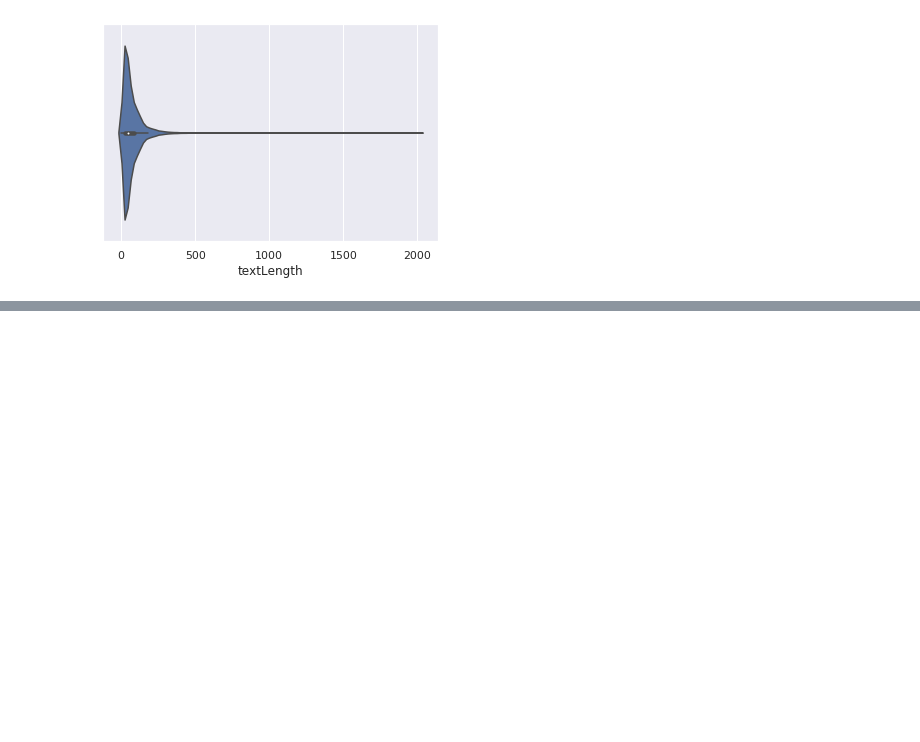
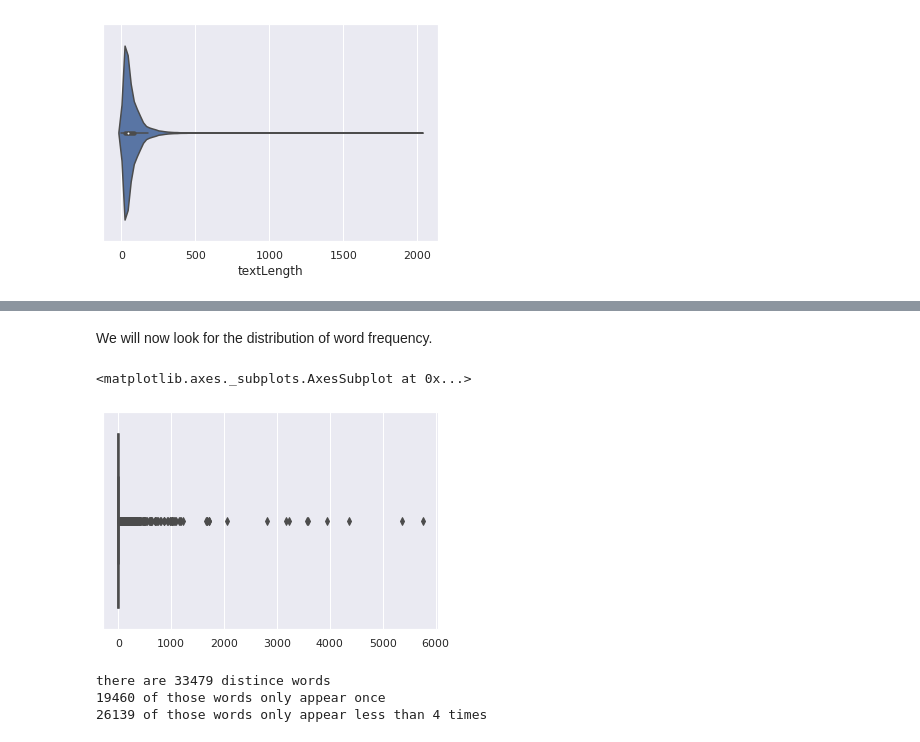
Before and after one commit to conorfrailey/MLpractice, a Jupyter notebook: Amazon Coding Challenge.ipynb, the cells around one changed output, grey strips where cells are left out. Saved outputs shown, nothing was run; the diff lists cells and outputs as text; code cells hidden in the pictures; blank space fills up the shorter version.

```diff
--- a/Amazon Coding Challenge.ipynb
+++ b/Amazon Coding Challenge.ipynb
@@ -411,11 +240,0 @@ for (s, w, l) in itertools.product(sizes, windows, learningRates):
-# %%
-learningRates = [.1,.01,.001]
-modelResults = {}
-
-Y = np.array([categorify(s_train.iloc[i]) for i in range(s_train.shape[0])])
-
-for (s, w, l) in itertools.product(sizes, windows, learningRates):
-    wv = word2vec[(s,w)].wv
-    X = np.array([centerOfWords(pT_train.iloc[i], set(wv.vocab.keys()), wv)
-                  for i in range(pT_train.shape[0])])
-    modelResults[(s,w,l)] = model(X, Y, learning_rate = l, num_iterations = 1000)
@@ -478,8 +240,0 @@ def LazyConfMat(Ylabels, Yhat):
-# %%
-# pT_train, pT_test, s_train, s_test
-
-for s,w,l in itertools.product(sizes,windows,learningRates):
-    wv, W, b = modelRuns[(s,w,l)]
-    cf,_,_ = evaluateNaiveModel(pT_test, s_test, wv, W, b)
-    print("for size {}, window {}, learning rate {} the conf mat is ".format(str(s),str(w),str(l)))
-    print(cf)
@@ -504,8 +240,0 @@ for size 100, window 7, learning rate 0.001 the conf mat is
-# %%
-Y = np.array([categorify(s_train.iloc[i]) for i in range(s_train.shape[0])])
-
-for (s, w, l) in itertools.product(sizes, windows, learningRates):
-    wv = word2vec[(s,w)].wv
-    X = np.array([centerOfWords(pT_train.iloc[i], set(wv.vocab.keys()), wv)
-                  for i in range(pT_train.shape[0])])
-    modelResults[(s,w,l)] = model(X, Y, learning_rate = l, num_iterations = 1000)
@@ -530,0 +261,26 @@ Y = np.array([categorify(data.iloc[i,1]) for i in range(data.shape[0])])
+# %% [markdown]
+We will now look for the distribution of word frequency.
+# %%
+tally = {}
+for l in data['parsedText']:
+    for s in l:
+        for w in s:
+            if (w in tally.keys()):
+                tally[w] += 1
+            else:
+                tally[w] = 1
+# %%
+sns.boxplot(list(tally.values()))
+# %% [output]
+<matplotlib.axes._subplots.AxesSubplot at 0x...>
+[figure, added]
+# %%
+parsedWordFrequency = pd.DataFrame(list(tally.items()), columns=('word','frequency'))
+parsedWordFrequency = parsedWordFrequency.sort_values(by = 'frequency', ascending = False)
+print('there are ' + str(parsedWordFrequency.shape[0]) + ' distince words')
+print(str(sum(parsedWordFrequency['frequency'] == 1)) + ' of those words only appear once')
+print(str(sum(parsedWordFrequency['frequency'] < 4)) + ' of those words only appear less than 4 times')
+# %% [output]
+there are 33479 distince words
+19460 of those words only appear once
+26139 of those words only appear less than 4 times
```
Also changed, not shown: parts of 106 cells of this notebook, 2 other files.
